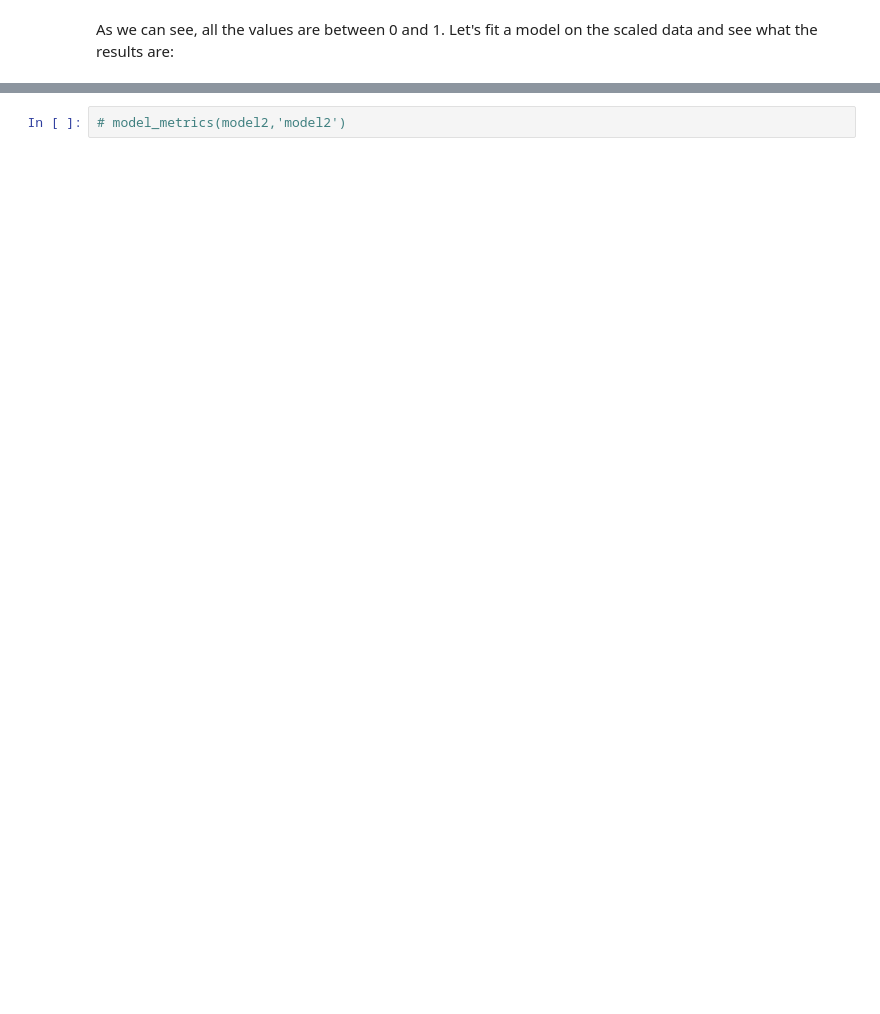
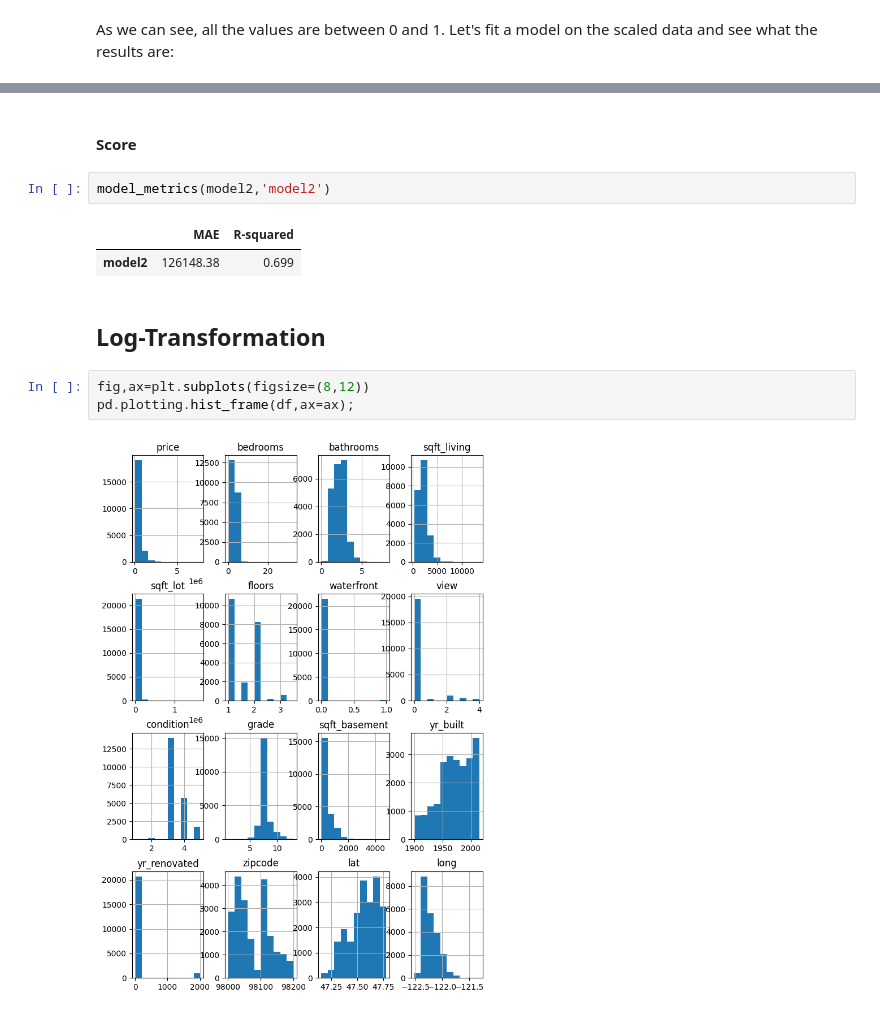
Before and after one commit to rahulakrish/linear_regression, a Jupyter notebook: notebook.ipynb, the cells around one changed output, grey strips where cells are left out. Cells and saved outputs as stored; diff of their text form; blank space fills up the shorter version.

```diff
--- a/notebook.ipynb
+++ b/notebook.ipynb
@@ -434,2 +513,14 @@ Let's fit a model on the scaled data and see what the results are:
+# %% [markdown]
+#### Score
 # %%
-# model_metrics(model2,'model2')
+model_metrics(model2,'model2')
+# %% [output]
+|  | MAE | R-squared |
+| model2 | 126148.38 | 0.699 |
+# %% [markdown]
+## Log-Transformation
+# %%
+fig,ax=plt.subplots(figsize=(8,12))
+pd.plotting.hist_frame(df,ax=ax);
+# %% [output]
+[figure, added]
```
Also changed, not shown: parts of 16 cells of this notebook.
